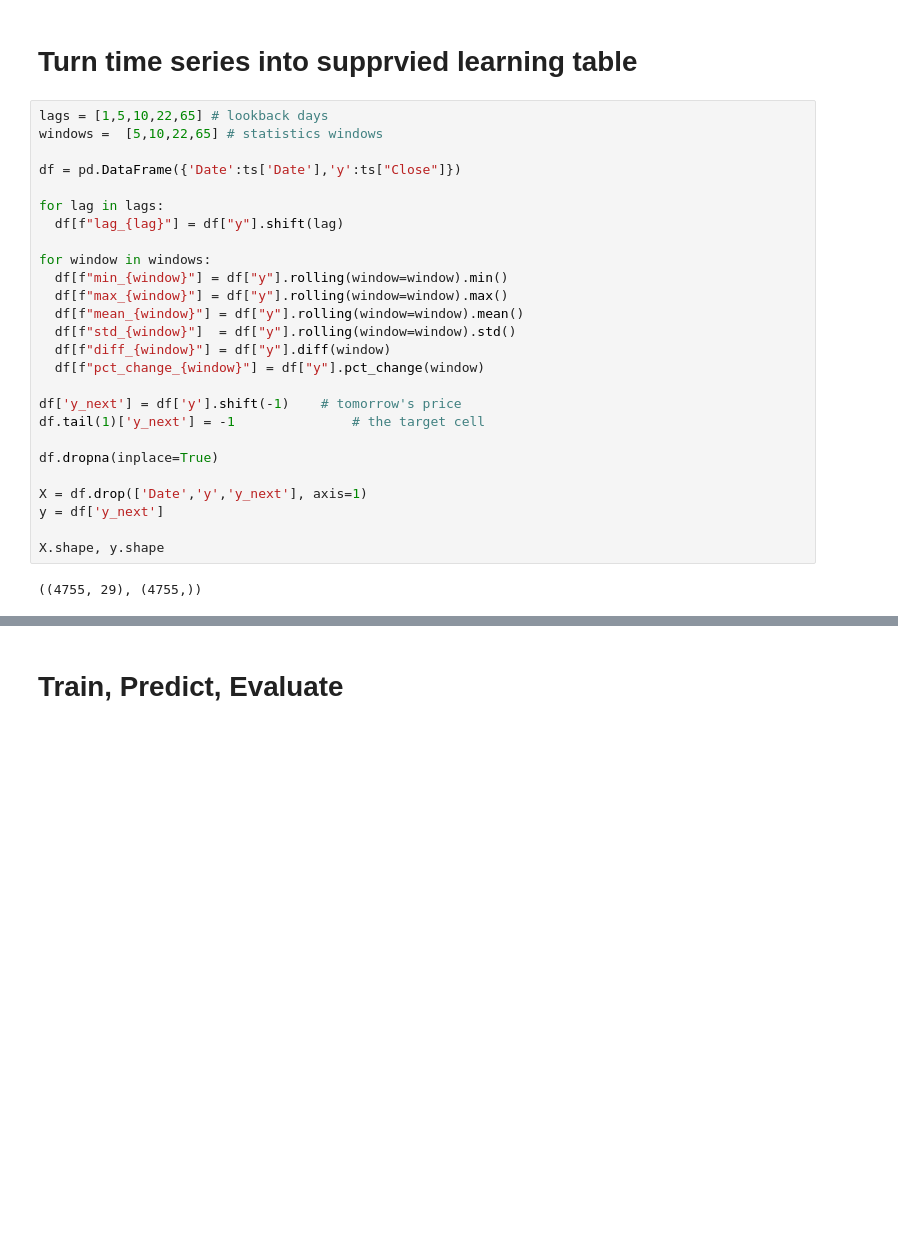
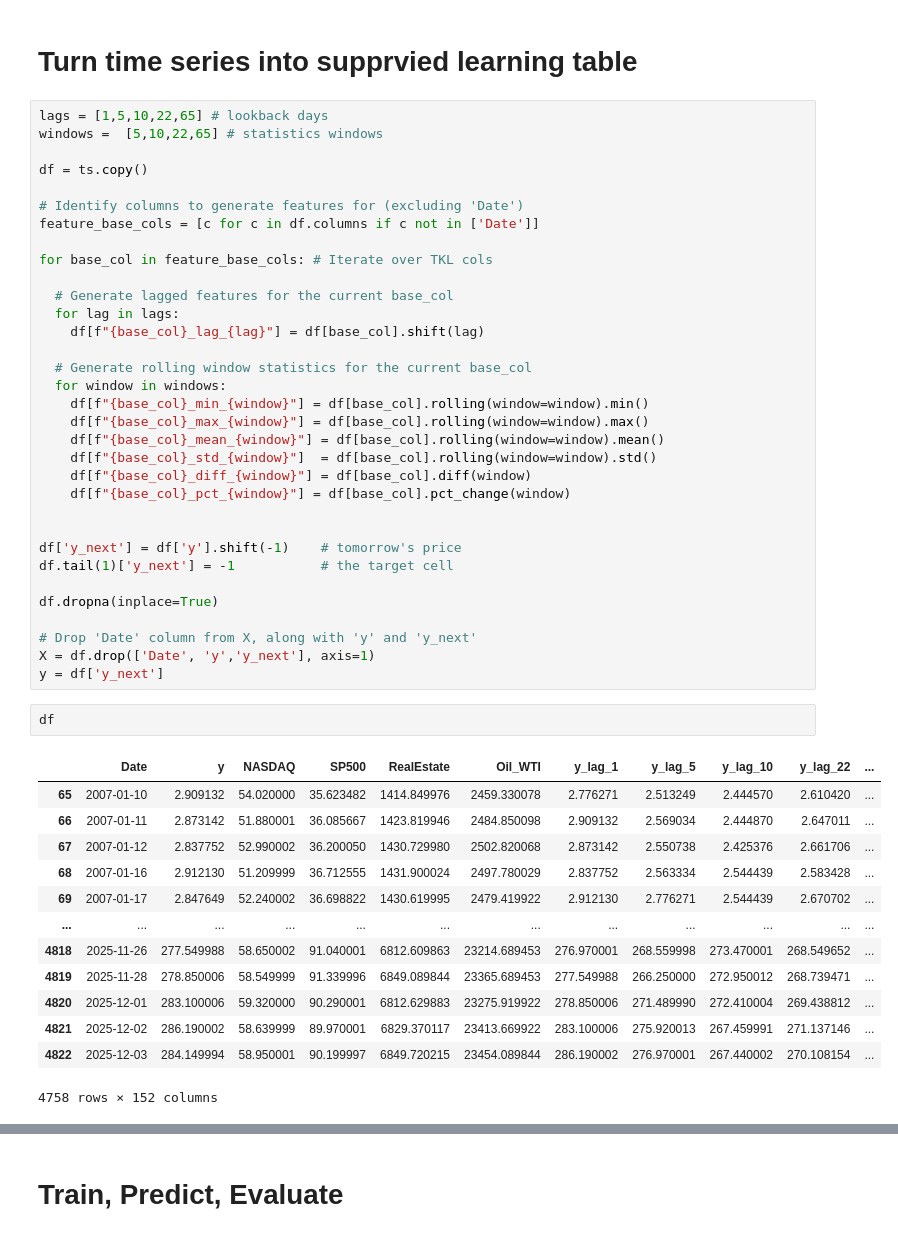
Before and after one commit to GuyRayOv/Stocks, a Jupyter notebook: notebooks/1stocks_dataprep_xgb.ipynb, the cells around one changed output, grey strips where cells are left out. Cells and saved outputs as stored; diff of their text form; blank space fills up the shorter version.

```diff
--- a/notebooks/1stocks_dataprep_xgb.ipynb
+++ b/notebooks/1stocks_dataprep_xgb.ipynb
@@ -66,30 +103,51 @@ display(ts.head(1)), display(ts.tail(1))
 lags = [1,5,10,22,65] # lookback days
 windows =  [5,10,22,65] # statistics windows
 
-df = pd.DataFrame({'Date':ts['Date'],'y':ts["Close"]})
+df = ts.copy()
 
-for lag in lags:
-  df[f"lag_{lag}"] = df["y"].shift(lag)
+# Identify columns to generate features for (excluding 'Date')
+feature_base_cols = [c for c in df.columns if c not in ['Date']]
 
-for window in windows:
-  df[f"min_{window}"] = df["y"].rolling(window=window).min()
-  df[f"max_{window}"] = df["y"].rolling(window=window).max()
-  df[f"mean_{window}"] = df["y"].rolling(window=window).mean()
-  df[f"std_{window}"]  = df["y"].rolling(window=window).std()
-  df[f"diff_{window}"] = df["y"].diff(window)
-  df[f"pct_change_{window}"] = df["y"].pct_change(window)
+for base_col in feature_base_cols: # Iterate over TKL cols
+
+  # Generate lagged features for the current base_col
+  for lag in lags:
+    df[f"{base_col}_lag_{lag}"] = df[base_col].shift(lag)
+
+  # Generate rolling window statistics for the current base_col
+  for window in windows:
+    df[f"{base_col}_min_{window}"] = df[base_col].rolling(window=window).min()
+    df[f"{base_col}_max_{window}"] = df[base_col].rolling(window=window).max()
+    df[f"{base_col}_mean_{window}"] = df[base_col].rolling(window=window).mean()
+    df[f"{base_col}_std_{window}"]  = df[base_col].rolling(window=window).std()
+    df[f"{base_col}_diff_{window}"] = df[base_col].diff(window)
+    df[f"{base_col}_pct_{window}"] = df[base_col].pct_change(window)
+
 
 df['y_next'] = df['y'].shift(-1)    # tomorrow's price
-df.tail(1)['y_next'] = -1               # the target cell
+df.tail(1)['y_next'] = -1           # the target cell
 
 df.dropna(inplace=True)
 
-X = df.drop(['Date','y','y_next'], axis=1)
+# Drop 'Date' column from X, along with 'y' and 'y_next'
+X = df.drop(['Date', 'y','y_next'], axis=1)
 y = df['y_next']
-
-X.shape, y.shape
-# %% [output]
-((4755, 29), (4755,))
+# %%
+df
+# %% [output]
+|  | Date | y | NASDAQ | SP500 | RealEstate | Oil_WTI | y_lag_1 | y_lag_5 | y_lag_10 | y_lag_22 | ... |
+| 65 | 2007-01-10 | 2.909132 | 54.020000 | 35.623482 | 1414.849976 | 2459.330078 | 2.776271 | 2.513249 | 2.444570 | 2.610420 | ... |
+| 66 | 2007-01-11 | 2.873142 | 51.880001 | 36.085667 | 1423.819946 | 2484.850098 | 2.909132 | 2.569034 | 2.444870 | 2.647011 | ... |
+| 67 | 2007-01-12 | 2.837752 | 52.990002 | 36.200050 | 1430.729980 | 2502.820068 | 2.873142 | 2.550738 | 2.425376 | 2.661706 | ... |
+| 68 | 2007-01-16 | 2.912130 | 51.209999 | 36.712555 | 1431.900024 | 2497.780029 | 2.837752 | 2.563334 | 2.544439 | 2.583428 | ... |
+| 69 | 2007-01-17 | 2.847649 | 52.240002 | 36.698822 | 1430.619995 | 2479.419922 | 2.912130 | 2.776271 | 2.544439 | 2.670702 | ... |
+| ... | ... | ... | ... | ... | ... | ... | ... | ... | ... | ... | ... |
+| 4818 | 2025-11-26 | 277.549988 | 58.650002 | 91.040001 | 6812.609863 | 23214.689453 | 276.970001 | 268.559998 | 273.470001 | 268.549652 | ... |
+| 4819 | 2025-11-28 | 278.850006 | 58.549999 | 91.339996 | 6849.089844 | 23365.689453 | 277.549988 | 266.250000 | 272.950012 | 268.739471 | ... |
+| 4820 | 2025-12-01 | 283.100006 | 59.320000 | 90.290001 | 6812.629883 | 23275.919922 | 278.850006 | 271.489990 | 272.410004 | 269.438812 | ... |
+| 4821 | 2025-12-02 | 286.190002 | 58.639999 | 89.970001 | 6829.370117 | 23413.669922 | 283.100006 | 275.920013 | 267.459991 | 271.137146 | ... |
+| 4822 | 2025-12-03 | 284.149994 | 58.950001 | 90.199997 | 6849.720215 | 23454.089844 | 286.190002 | 276.970001 | 267.440002 | 270.108154 | ... |
+4758 rows × 152 columns
 # %%
 X_train, X_test = X.iloc[:-2], X.iloc[-1:]
 y_train, y_test = y.iloc[:-2], y.iloc[-1:]
```
Also changed, not shown: parts of 13 cells of this notebook.
